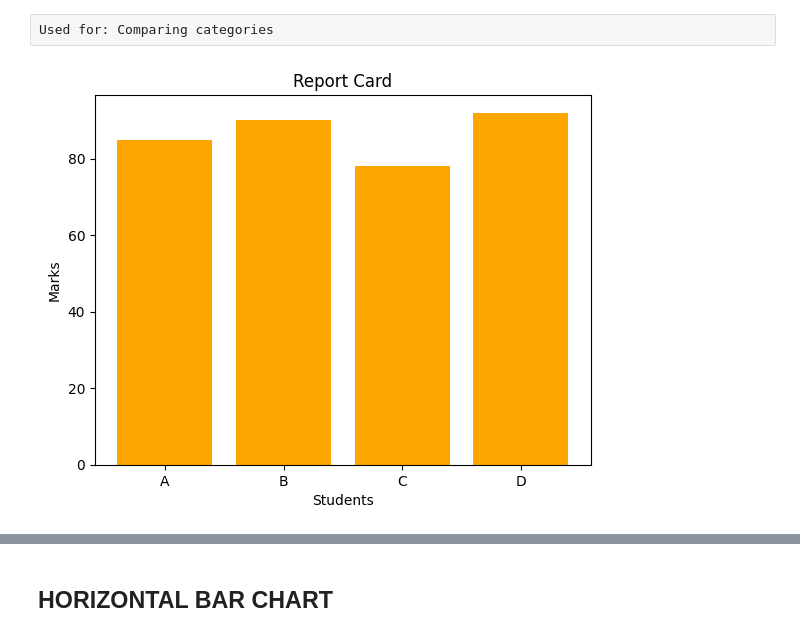
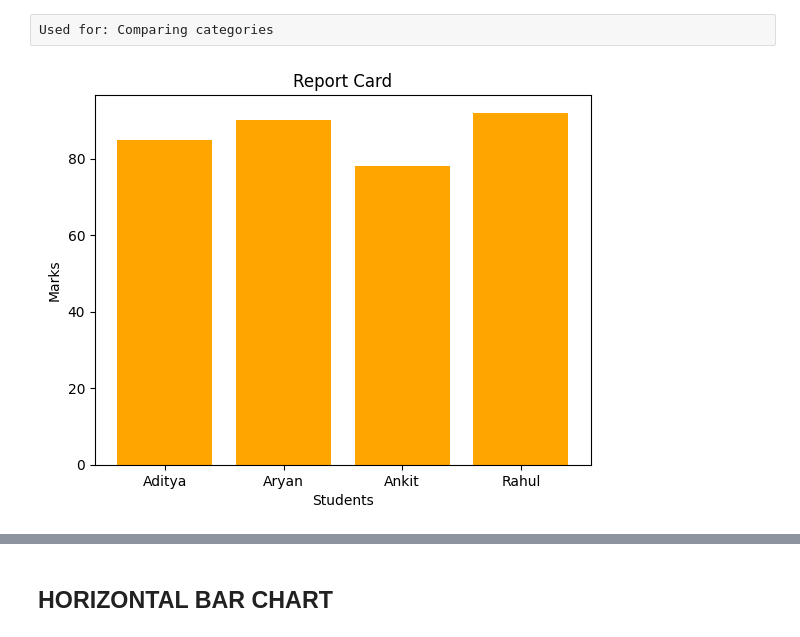
Before and after one commit to theaditya24/COMPLETE-PYTHON-FOR-DATA-ANALYTICS, a Jupyter notebook: DATA VISUALIZATION/Matplotlib.ipynb, the cells around one changed output, grey strips where cells are left out. Cells and saved outputs as stored; diff of their text form; code cells hidden in the pictures.

```diff
--- a/DATA VISUALIZATION/Matplotlib.ipynb
+++ b/DATA VISUALIZATION/Matplotlib.ipynb
@@ -249,14 +250,15 @@ plt.show()
 # %% [raw]
 Used for: Comparing categories
 # %%
-students = ['A','B','C','D']
+import matplotlib.pyplot as plt
+students = ['Aditya','Aryan','Ankit','Rahul']
 marks = [85,90,78,92]
 
 plt.bar(students, marks, color = 'orange')
 plt.title("Report Card")
 plt.xlabel("Students")
 plt.ylabel("Marks")
 
 plt.show()
 # %% [output]
-[figure, old version]
+[figure, new version]
```
Also changed, not shown: parts of 4 cells of this notebook, 3 other files.
